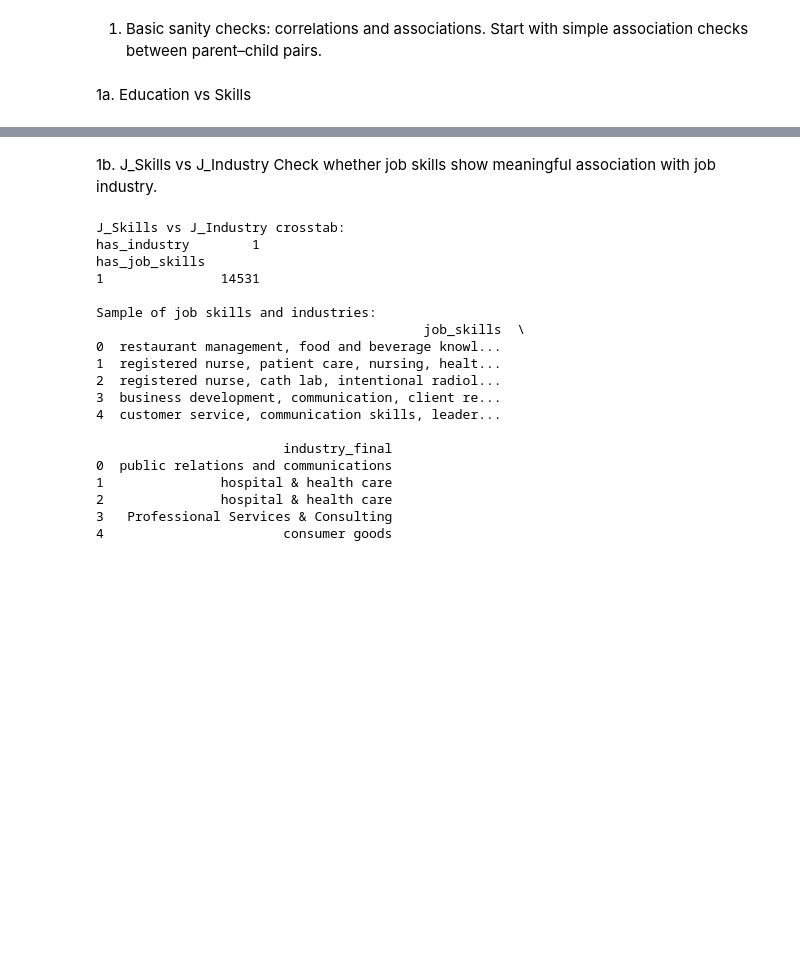
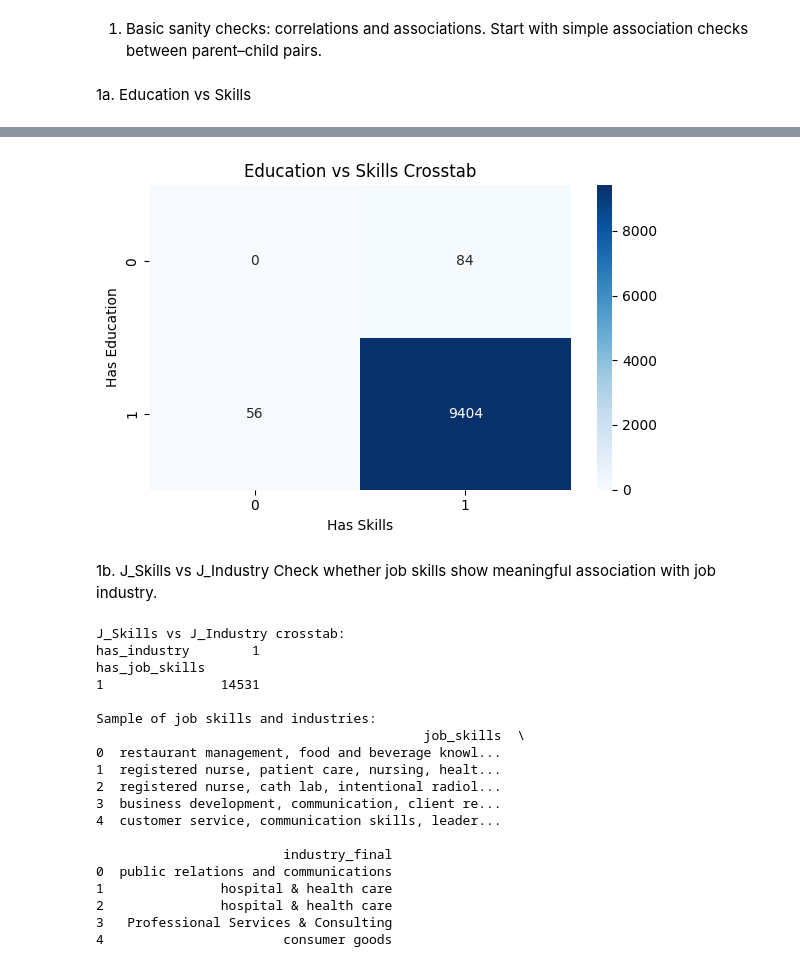
Before and after one commit to ShameerSheikh/MS_Master_Thesis_ShameerSheik, a Jupyter notebook: Shameer_AIML_MSc_Thesis_Implementation.ipynb, the cells around one changed output, grey strips where cells are left out. Drawn from its saved outputs; the diff is of its cells as text; code cells hidden in the pictures; blank space fills up the shorter version.

```diff
--- a/Shameer_AIML_MSc_Thesis_Implementation.ipynb
+++ b/Shameer_AIML_MSc_Thesis_Implementation.ipynb
@@ -2132,6 +2137,9 @@ print(pd.crosstab(users["has_education"], users["has_skills"]))
 # Example: user skills vs user industry
 print("\nSample of user skills and industries:")
 print(users[["skills", "industry_final"]].head())
+
+ct = pd.crosstab(users["has_education"], users["has_skills"])
+ct.style.background_gradient(cmap="Blues")
 # %% [output]
 Education vs Skills crosstab:
 has_skills      0     1
@@ -2156,3 +2168,16 @@ Sample of user skills and industries:
+# %%
+import seaborn as sns
+import matplotlib.pyplot as plt
+
+plt.figure(figsize=(6,4))
+sns.heatmap(ct, annot=True, fmt="d", cmap="Blues")
+plt.title("Education vs Skills Crosstab")
+plt.xlabel("Has Skills")
+plt.ylabel("Has Education")
+plt.tight_layout()
+plt.show()
+# %% [output]
+[figure, added]
 # %% [markdown]
 1b. J_Skills vs J_Industry
 Check whether job skills show meaningful association with job industry.
```
Also changed, not shown: parts of 9 cells of this notebook.
